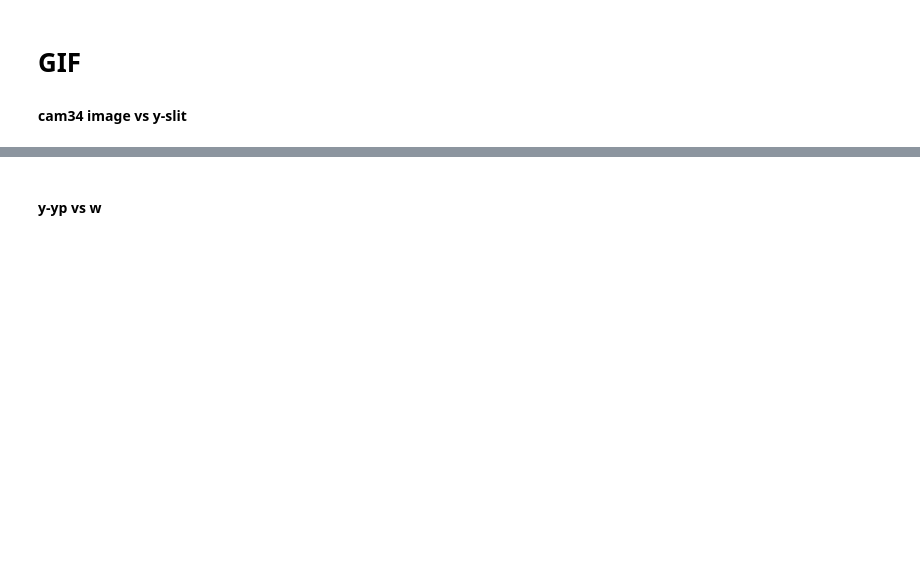
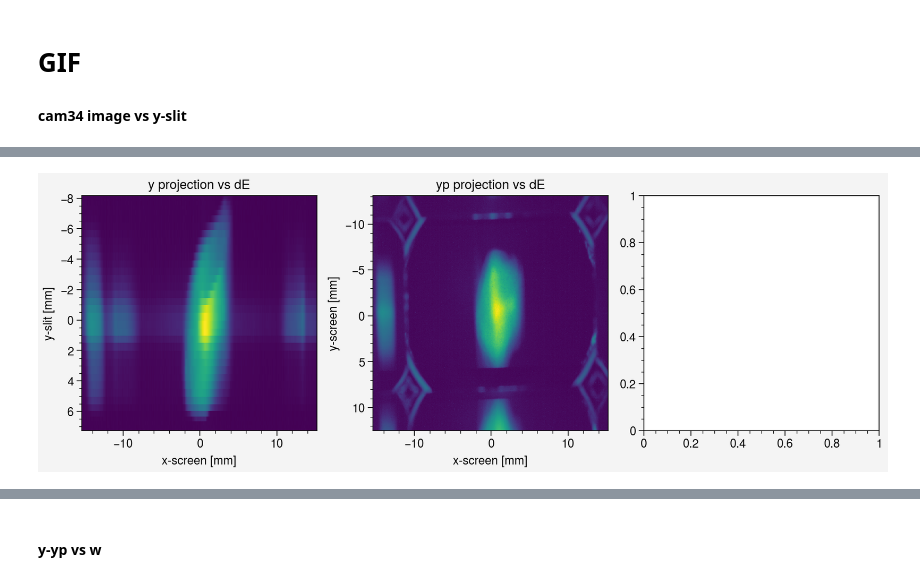
Before and after one commit to austin-hoover/analysis-sns-btf, a Jupyter notebook: process-y1d-vs06.ipynb, the cells around one changed output, grey strips where cells are left out. Saved outputs shown, nothing was run; the diff lists cells and outputs as text; code cells hidden in the pictures; blank space fills up the shorter version.

```diff
--- a/process-y1d-vs06.ipynb
+++ b/process-y1d-vs06.ipynb
@@ -280 +262,18 @@ Y3,X3,Y1 = np.meshgrid(y3,x3,y1,indexing='ij')
+# %%
+log = True
+normalizer = colors.LogNorm if log else colors.Normalize
+
+fig, axes = pplt.subplots(ncols=3, sharex=False, sharey=False)
+
+H = yyp3d.sum(axis=0)
+norm = normalizer(vmin=np.min(H), vmax=np.max(H))
+axes[0].pcolormesh(x3, y1, H.T, norm=norm)
+axes[0].format(xlabel='x-screen [mm]', ylabel='y-slit [mm]', title='y projection vs dE')
+
+H = yyp3d.sum(axis=2)
+norm = normalizer(vmin=np.min(H), vmax=np.max(H))
+axes[1].pcolormesh(x3, y3, H, norm=norm)
+axes[1].format(xlabel='x-screen [mm]', ylabel='y-screen [mm]', title='yp projection vs dE')
+# %% [output]
+[figure, added]
 # %%
```
Also changed, not shown: parts of 25 cells of this notebook, 5 other files.
